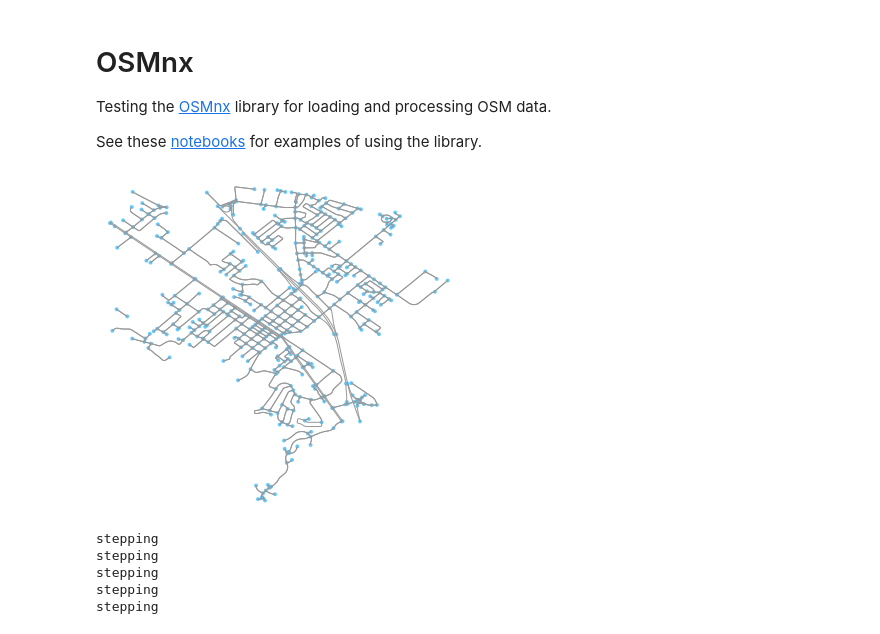
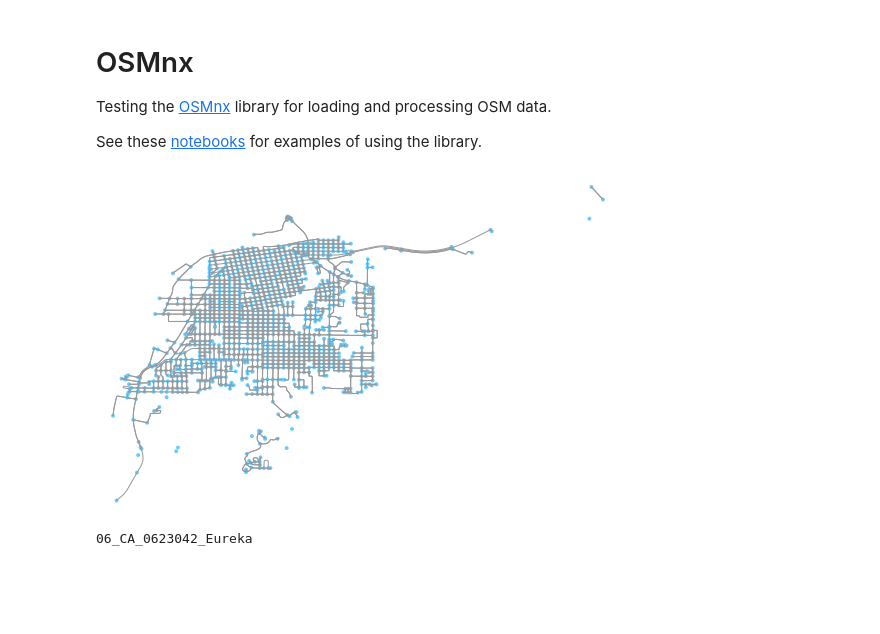
Before and after one commit to ischeinfeld/streets, a Jupyter notebook: OSMnx.ipynb, the cells around one changed output. Saved outputs shown, nothing was run; the diff lists cells and outputs as text; code cells hidden in the pictures; blank space fills up the shorter version.

```diff
--- a/OSMnx.ipynb
+++ b/OSMnx.ipynb
@@ -23,11 +27,13 @@ def remove_parallels(G):
     parallel_edges = [(u, v, key) for (u, v, key) in G.edges(keys=True) if key != 0]
     G.remove_edges_from(parallel_edges)
 # %%
-G = ox.load_graphml(graphml_fnames[1])
+G = ox.load_graphml(graphml_fnames[12])
 remove_parallels(G)
 fig, ax = ox.plot_graph(G)
+print(G.graph['name'])
 # %% [output]
-[figure, old version]
+[figure, new version]
+06_CA_0623042_Eureka
 # %%
 def simulate_step(G_sim, edge_capacities):
     betw_cent = nx.edge_betweenness_centrality(G_sim, weight='length')
@@ -58,15 +64,9 @@ def simulation(G, failed, edge_capacities):
     return step
 # %%
 betw_cent = nx.edge_betweenness_centrality(G, weight='length')
-edge_capacities = {k: v * 1.001 for k, v in betw_cent.items()}
+edge_capacities = {k: v * 1.5 for k, v in betw_cent.items()}
 
 max_betw_cent_edge = max(betw_cent, key=betw_cent.get)
 max_betw_cent = betw_cent[max_betw_cent_edge]
 
-max_step = simulation(G, [max_betw_cent_edge], edge_capacities)
+max_step = simulation(G, [max_betw_cent_edge], edge_capacities, verbose=True)
-# %% [output]
-stepping
-stepping
-stepping
-stepping
-stepping
```
Also changed, not shown: parts of 6 cells of this notebook.
